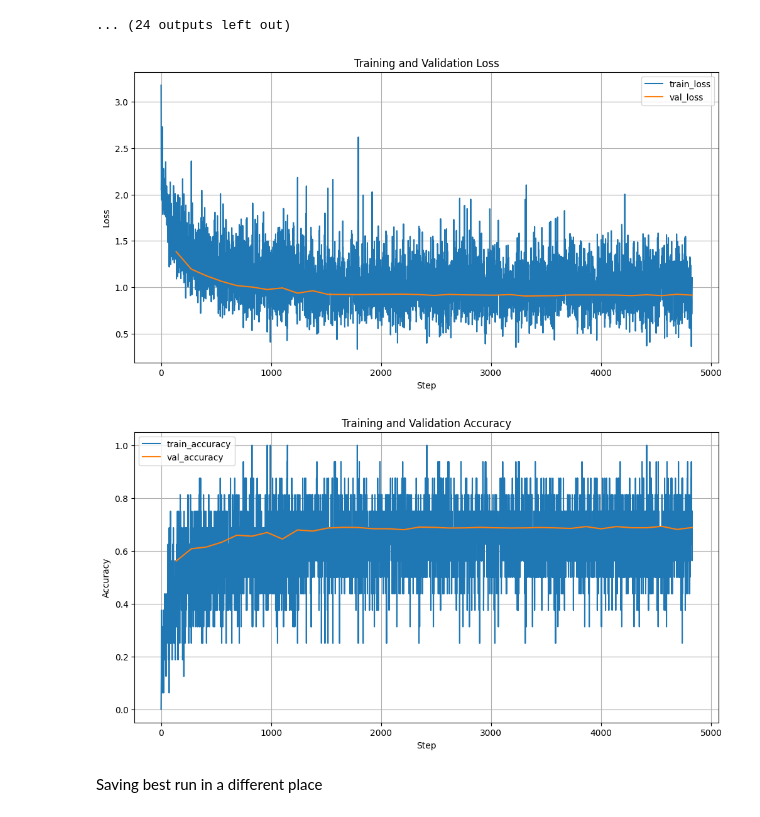
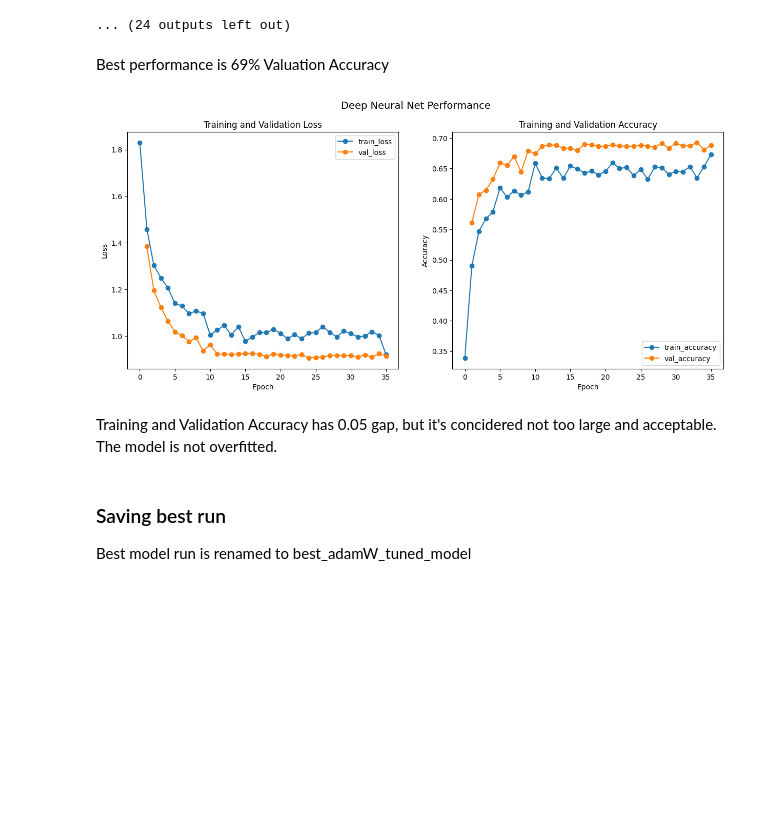
Before and after one commit to gkukse/Mushrooms_classification, a Jupyter notebook: Model.ipynb, the cells around one changed output. Drawn from its saved outputs; the diff is of its cells as text; code cells hidden in the pictures; blank space fills up the shorter version.

```diff
--- a/Model.ipynb
+++ b/Model.ipynb
@@ -190,6 +145,14 @@ Model has frozen layers apart from last one, as the task labels are scarce (to o
 # %%
 # Define the Lightning Module
 class MyLightningModule(LightningModule):
+
+    """
+    Transfer Learning Model.
+    Besed on resnet18.
+    Last Layer modified.
+    Optimizer AdamW.
+    """
+
     def __init__(self, num_classes, learning_rate=1e-3, weight_decay=1e-2, scheduler_step_size=10, scheduler_gamma=0.1):
         super(MyLightningModule, self).__init__()
         self.learning_rate = learning_rate
@@ -337,11 +301,14 @@ Epoch 8, global step 1242: 'val_accuracy' was not in top 1
 Epoch 9, global step 1380: 'val_accuracy' was not in top 1
 Epoch 10, global step 1518: 'val_accuracy' was not in top 1
 ... (24 outputs left out)
+# %% [markdown]
+Best performance is 69% Valuation Accuracy
 # %%
-
-help_tool.loss_accuracy_plots('tb_logs\mushroom_classification\\version_1\events.out.tfevents.1722431218.Sharaz-PC.15716.0')
+help_tool.loss_accuracy_plots('tb_logs\mushroom_classification\\version_1\events.out.tfevents.1722431218.Sharaz-PC.15716.0', batch_size, train_loader)
 # %% [output]
-[figure, old version]
+[figure, new version]
-[figure, removed]
-# %% [markdown]
-Saving best run in a different place
+# %% [markdown]
+Training and Validation Accuracy has 0.05 gap, but it's concidered not too large and acceptable. The model is not overfitted.
+# %% [markdown]
+### Saving best run
+Best model run is renamed to best_adamW_tuned_model
```
Also changed, not shown: parts of 70 cells of this notebook, 6 other files.
